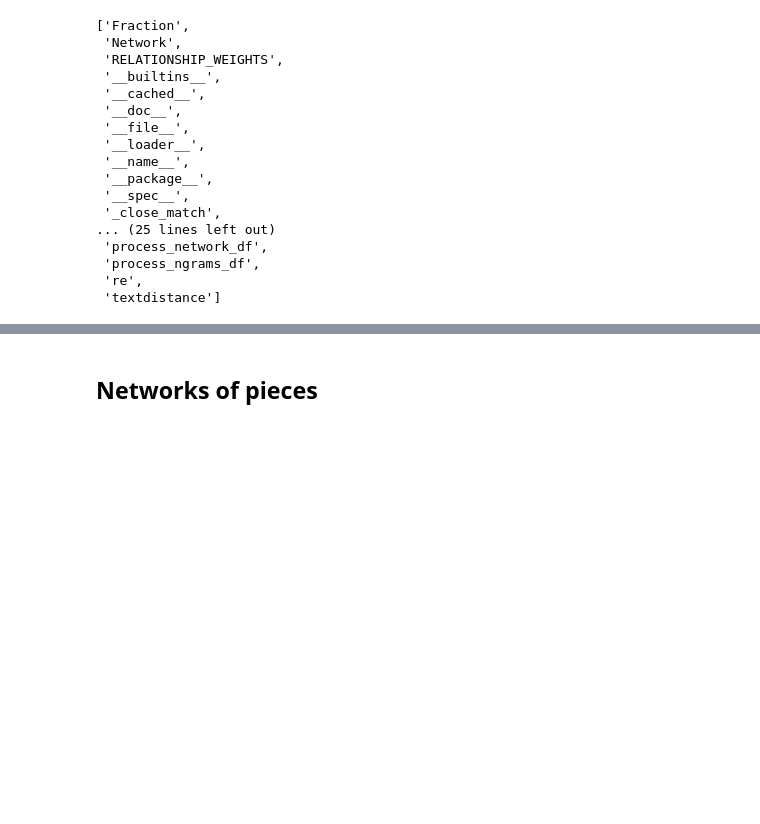
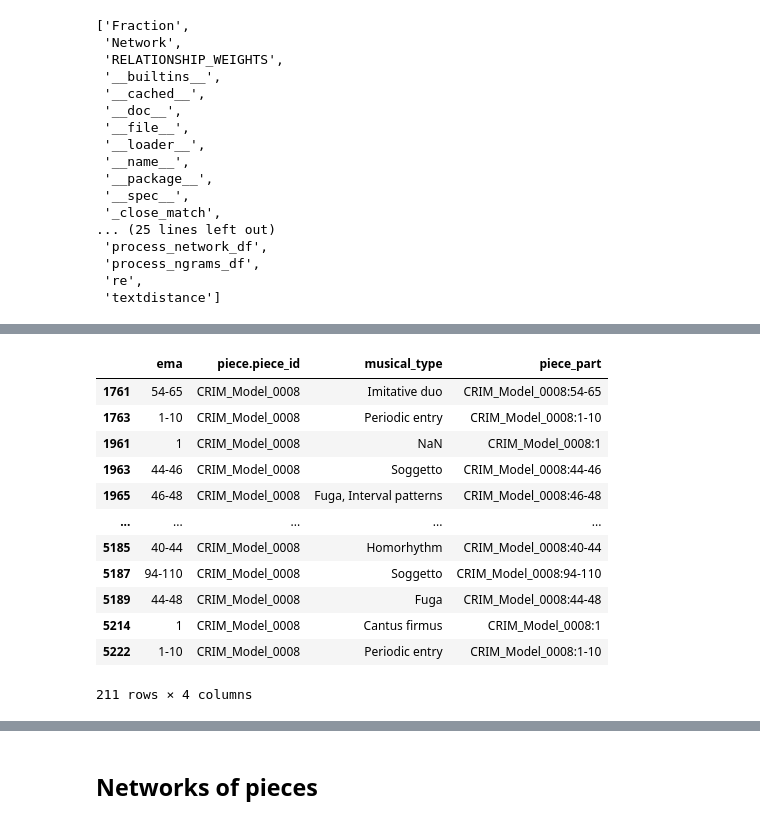
Before and after one commit to trangdang168/CRIM_Intervals_Notebooks, a Jupyter notebook: update_viz.ipynb, the cells around one changed output, grey strips where cells are left out. Drawn from its saved outputs; the diff is of its cells as text; code cells hidden in the pictures; blank space fills up the shorter version.

```diff
--- a/update_viz.ipynb
+++ b/update_viz.ipynb
@@ -261,0 +277,22 @@ nt3.show('../CRIM_Intervals_Notebooks/selected_model_deriv_family.html')
+# %%
+#process df
+df = df_observations[df_observations['piece.piece_id'] == 'CRIM_Model_0008']
+df = df[['ema', 'piece.piece_id',
+        'musical_type']]
+df['ema'] = df['ema'].str.split("/", n=1, expand=True)[0]
+df['piece_part'] = df['piece.piece_id'] + ":" + df['ema']
+df
+# %% [output]
+|  | ema | piece.piece_id | musical_type | piece_part |
+| 1761 | 54-65 | CRIM_Model_0008 | Imitative duo | CRIM_Model_0008:54-65 |
+| 1763 | 1-10 | CRIM_Model_0008 | Periodic entry | CRIM_Model_0008:1-10 |
+| 1961 | 1 | CRIM_Model_0008 | NaN | CRIM_Model_0008:1 |
+| 1963 | 44-46 | CRIM_Model_0008 | Soggetto | CRIM_Model_0008:44-46 |
+| 1965 | 46-48 | CRIM_Model_0008 | Fuga, Interval patterns | CRIM_Model_0008:46-48 |
+| ... | ... | ... | ... | ... |
+| 5185 | 40-44 | CRIM_Model_0008 | Homorhythm | CRIM_Model_0008:40-44 |
+| 5187 | 94-110 | CRIM_Model_0008 | Soggetto | CRIM_Model_0008:94-110 |
+| 5189 | 44-48 | CRIM_Model_0008 | Fuga | CRIM_Model_0008:44-48 |
+| 5214 | 1 | CRIM_Model_0008 | Cantus firmus | CRIM_Model_0008:1 |
+| 5222 | 1-10 | CRIM_Model_0008 | Periodic entry | CRIM_Model_0008:1-10 |
+211 rows × 4 columns
```
Also changed, not shown: parts of 15 cells of this notebook, 3 other files.
